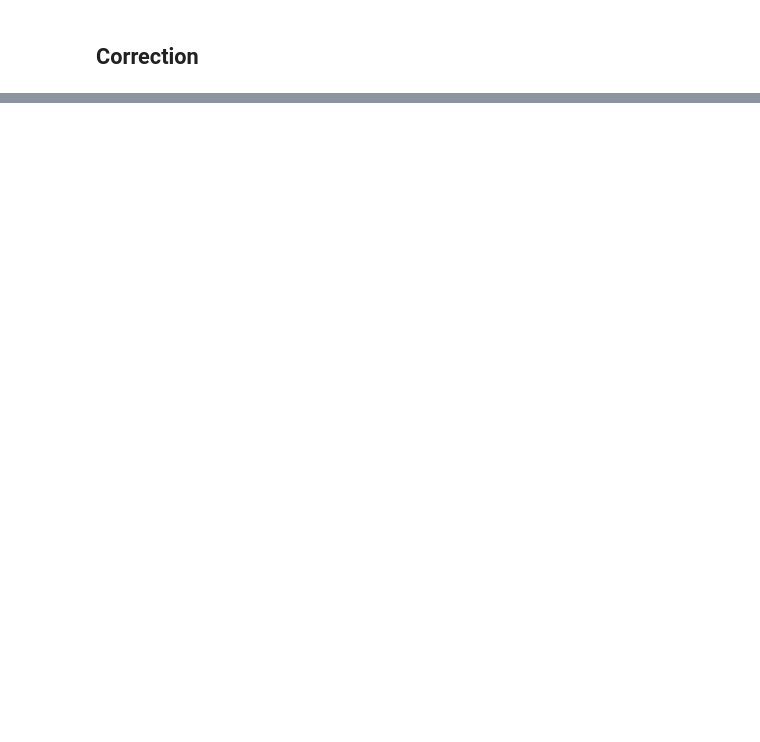
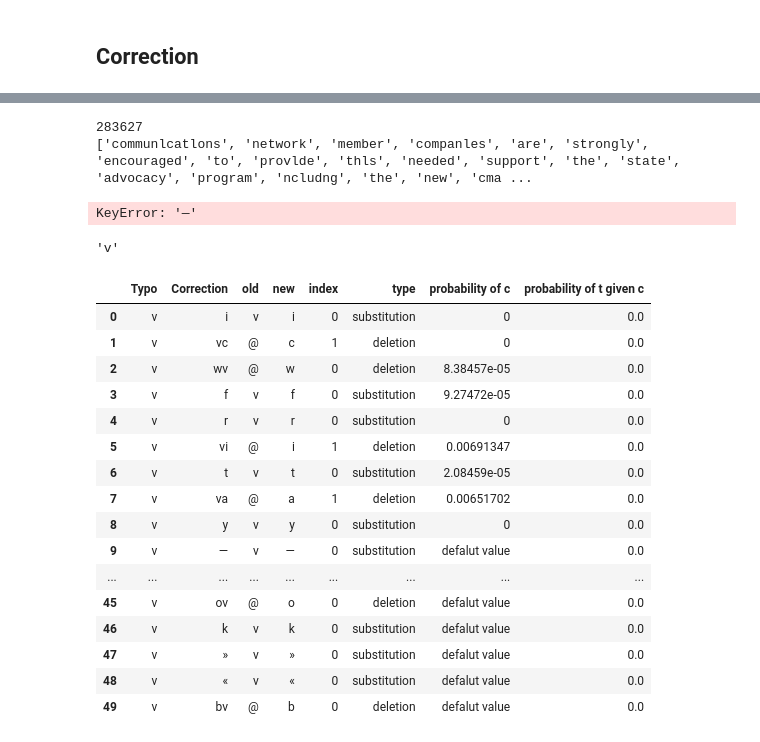
Before and after one commit to TZstatsADS/Spring2019-Proj4-grp6, a Jupyter notebook: doc/Correction.ipynb, the cells around one changed output, grey strips where cells are left out. Saved outputs shown, nothing was run; the diff lists cells and outputs as text; code cells hidden in the pictures; blank space fills up the shorter version.

Commit message:
renew correction

```diff
--- a/doc/Correction.ipynb
+++ b/doc/Correction.ipynb
@@ -5,3 +33,23 @@ typo =   # Detection result(in list)
+# %%
+teseract = glob.glob(os.path.join('../data','tesseract','*.txt'))
+teseract_clean = []
+for x in teseract:
+    with open(x) as file:
+        teseract = file.readlines()
+    teseract = [x.strip() for x in teseract]
+    teseract = [x.lower() for x in teseract]
+    teseract_str = ' '.join(teseract)
+
+    for i in range(10):
+        teseract_str = teseract_str.replace(str(i),'')
+
+    teseract_clean.append(re.sub(r'[{}]'.format(string.punctuation), '', teseract_str).split())
+teseract_clean = list(chain(*teseract_clean))
+print(len(teseract_clean))
+print(teseract_clean[:20])
+# %% [output]
+283627
+['communlcatlons', 'network', 'member', 'companles', 'are', 'strongly', 'encouraged', 'to', 'provlde', 'thls', 'needed', 'support', 'the', 'state', 'advocacy', 'program', 'ncludng', 'the', 'new', 'cma ...
 # %%
 import numpy as np
 import pandas as pd
@@ -93,3 +141,9 @@ def find_position(typo,candidates):
                     break
                 i +=1
     return position
+# %%
+confusionsub=pd.read_csv('../data/confusion_matrix/sub_matrix.csv')
+confusionadd=pd.read_csv('../data/confusion_matrix/add_matrix.csv')
+confusiondel=pd.read_csv('../data/confusion_matrix/del_matrix.csv')
+confusionrev=pd.read_csv('../data/confusion_matrix/rev_matrix.csv')
+corpus = set(truth_clean)
@@ -96,3 +230,8 @@ def find_position(typo,candidates):
+# %%
+typo =  pd.read_csv('cleaned_typos.csv') # Detection result(in list)
+typo = list(typo['n'])
+typo = [x.lower() for x in typo]
+wrong = pd.DataFrame(typo)
 # %%
 output = []
 
@@ -114,16 +253,19 @@ for typo in typo:
         for cor in correction['Correction']:
             freq.append(len(wrong[wrong[0] == cor]))
 
-        N = len(truth_clean) # the number of words
-        V = len(set(truth_clean)) # the vocabulary size
+        N = len(truth_clean) +len(teseract_clean) # the number of words
+        vocabulary = truth_clean + teseract_clean
+        V = len(set(vocabulary)) # the vocabulary size
 
         prior = (pd.DataFrame(freq) + 0.5)/(N + V/2)
 
         correction['probability of c'] = prior
 
         # 2. Calculate the likelihood
+        correction['probability of t given c']='defalut value'
+        correction['probability of c']='defalut value'
 
-
+        probabilityfunction(correction)
 
         # 3. Calculate the posterior and find the correction that has maximum posterior
 
@@ -131,5 +273,31 @@ for typo in typo:
         p = correction[correction['posterior'] == max(correction['posterior'])]
         maxp = p['Correction'][p['Correction'].index[0]]
         output.append(''.join(maxp))
+# %% [output]
+KeyError: '—'
 # %%
 output
+# %%
+typo
+# %% [output]
+'v'
+# %%
+correction
+# %% [output]
+|  | Typo | Correction | old | new | index | type | probability of c | probability of t given c |
+| 0 | v | i | v | i | 0 | substitution | 0 | 0.0 |
+| 1 | v | vc | @ | c | 1 | deletion | 0 | 0.0 |
+| 2 | v | wv | @ | w | 0 | deletion | 8.38457e-05 | 0.0 |
+| 3 | v | f | v | f | 0 | substitution | 9.27472e-05 | 0.0 |
+| 4 | v | r | v | r | 0 | substitution | 0 | 0.0 |
+| 5 | v | vi | @ | i | 1 | deletion | 0.00691347 | 0.0 |
+| 6 | v | t | v | t | 0 | substitution | 2.08459e-05 | 0.0 |
+| 7 | v | va | @ | a | 1 | deletion | 0.00651702 | 0.0 |
+| 8 | v | y | v | y | 0 | substitution | 0 | 0.0 |
+| 9 | v | — | v | — | 0 | substitution | defalut value | 0.0 |
+| ... | ... | ... | ... | ... | ... | ... | ... | ... |
+| 45 | v | ov | @ | o | 0 | deletion | defalut value | 0.0 |
+| 46 | v | k | v | k | 0 | substitution | defalut value | 0.0 |
+| 47 | v | » | v | » | 0 | substitution | defalut value | 0.0 |
+| 48 | v | « | v | « | 0 | substitution | defalut value | 0.0 |
+| 49 | v | bv | @ | b | 0 | deletion | defalut value | 0.0 |
```
Also changed, not shown: parts of 5 cells of this notebook, 1 other file.
